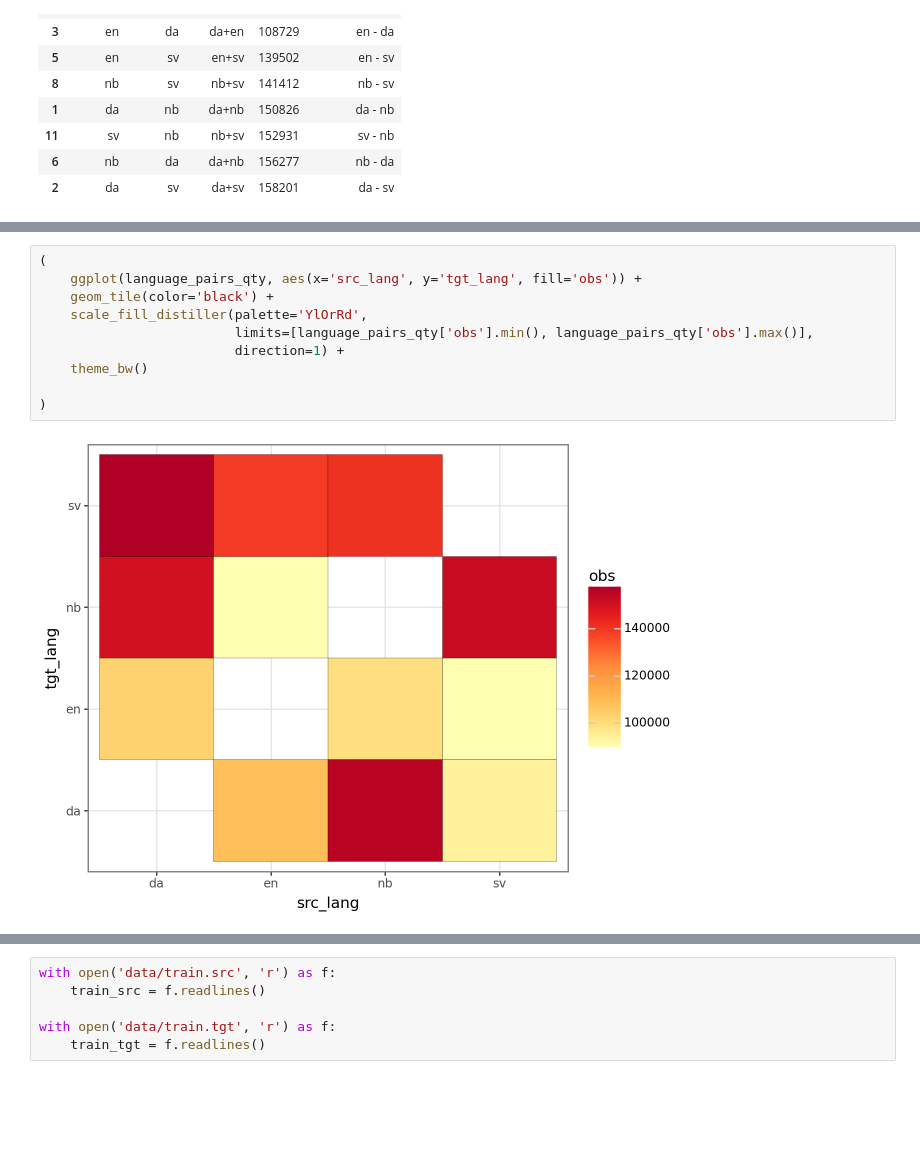
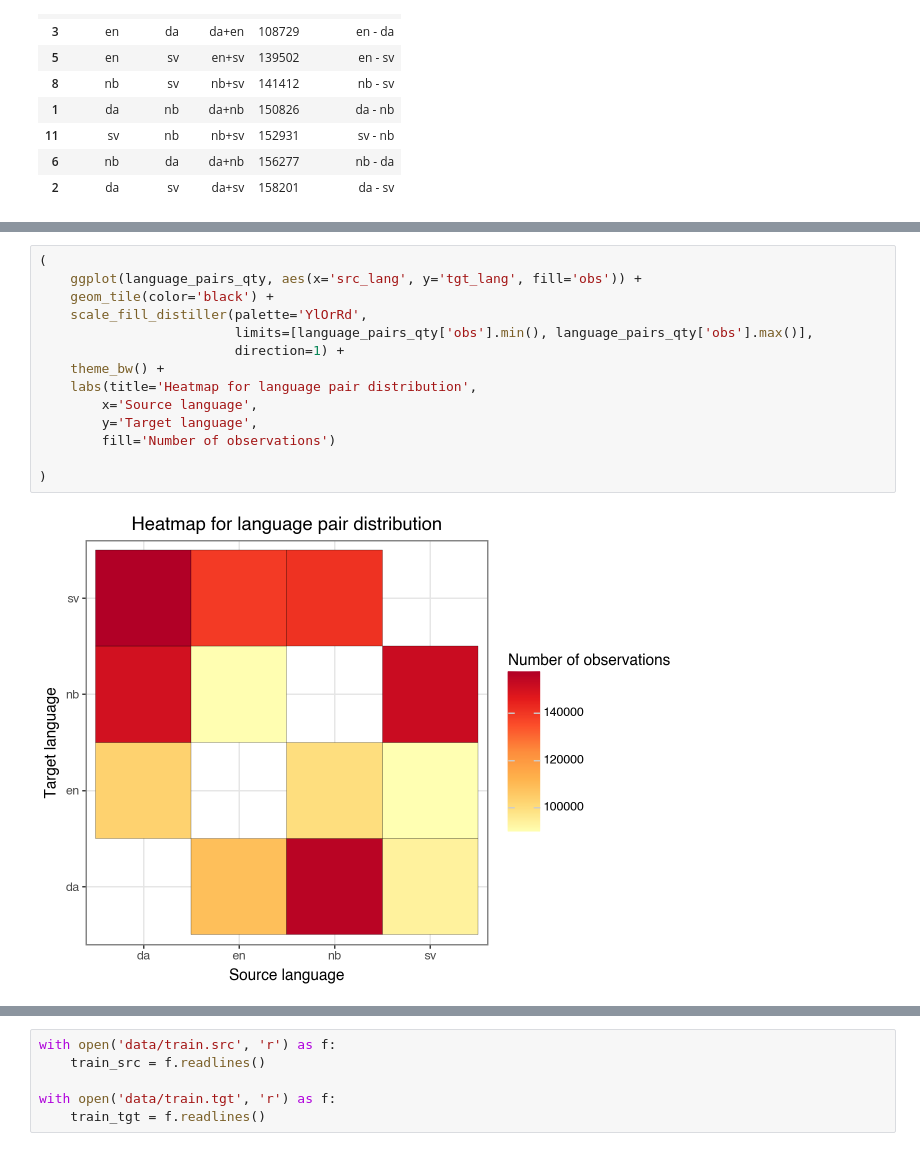
Before and after one commit to AdamNavarroLiriano/language-api, a Jupyter notebook: notebooks/1-EDA.ipynb, the cells around one changed output, grey strips where cells are left out. Cells and saved outputs as stored; diff of their text form; blank space fills up the shorter version.

```diff
--- a/notebooks/1-EDA.ipynb
+++ b/notebooks/1-EDA.ipynb
@@ -57,12 +63,16 @@ language_pairs_qty.sort_values(by='obs')
 # %%
 (
     ggplot(language_pairs_qty, aes(x='src_lang', y='tgt_lang', fill='obs')) +
     geom_tile(color='black') +
     scale_fill_distiller(palette='YlOrRd',
                          limits=[language_pairs_qty['obs'].min(), language_pairs_qty['obs'].max()],
                          direction=1) +
-    theme_bw()
+    theme_bw() +
+    labs(title='Heatmap for language pair distribution',
+        x='Source language',
+        y='Target language',
+        fill='Number of observations')
 
 )
 # %% [output]
-[figure, old version]
+[figure, new version]
```
Also changed, not shown: parts of 27 cells of this notebook, 3 other files.
